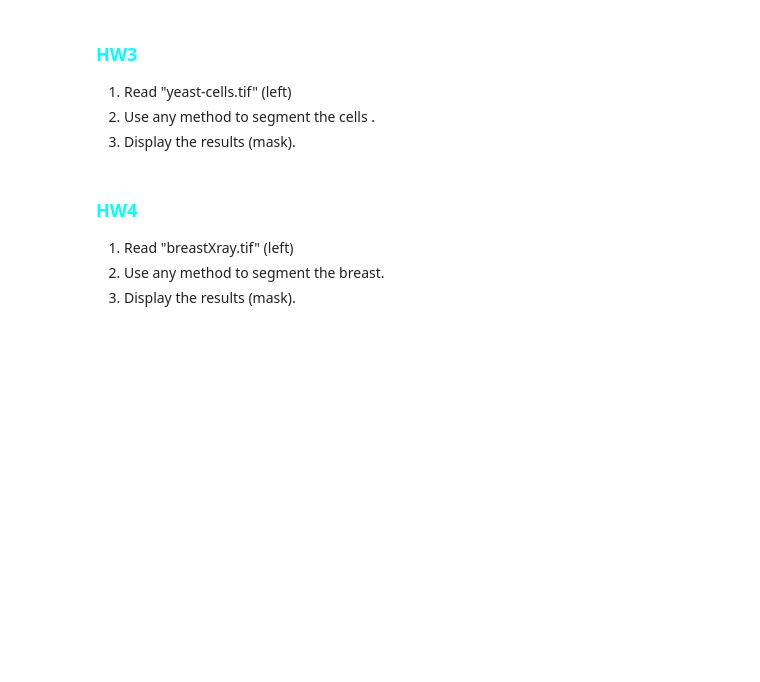
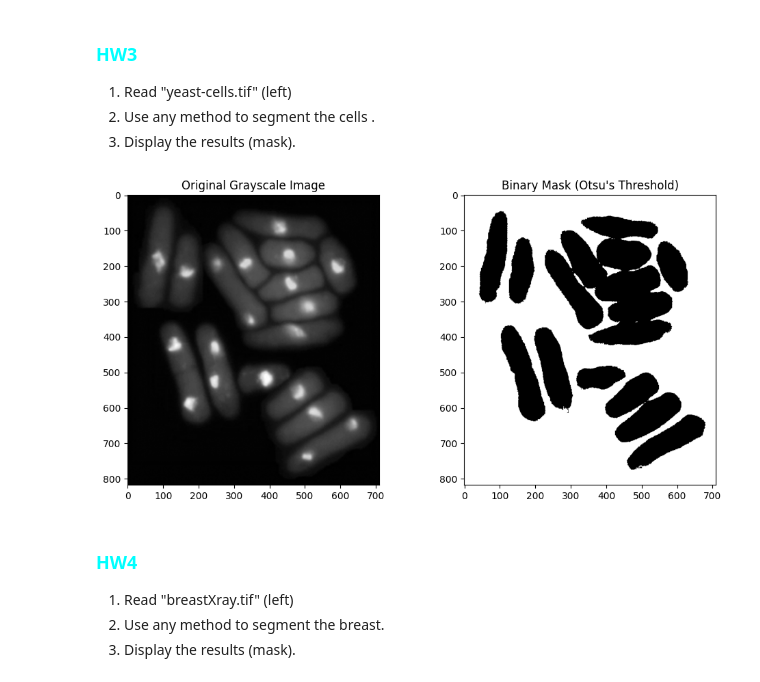
Before and after one commit to BenWu-Open/Medical-Image-Code, a Jupyter notebook: L8_Practice.ipynb, the cells around one changed output. Saved outputs shown, nothing was run; the diff lists cells and outputs as text; code cells hidden in the pictures; blank space fills up the shorter version.

```diff
--- a/L8_Practice.ipynb
+++ b/L8_Practice.ipynb
@@ -515,3 +635,29 @@ Please write the code below
+# %%
+import cv2
+import numpy as np
+import matplotlib.pyplot as plt
+
+# --- Step 1: Image Loading and Preprocessing ---
+img = cv2.imread('yeast-cells.tif')
+if img is None:
+    print("Error: Image not found.")
+else:
+    gray = cv2.cvtColor(img, cv2.COLOR_BGR2GRAY)
+
+    # --- Step 2: Apply Binary Thresholding (Otsu's Method) ---
+    # Otsu's method automatically finds the optimal threshold value.
+    # THRESH_BINARY_INV means pixels above the threshold become 0 (black)
+    # and pixels below/equal become 255 (white), which is typical for masks.
+    ret, thresh = cv2.threshold(gray, 0, 255, cv2.THRESH_BINARY_INV + cv2.THRESH_OTSU)
+
+    # --- Step 3: Result Visualization ---
+    plt.figure(figsize=(10, 5))
+    plt.subplot(121), plt.imshow(gray, cmap='gray'), plt.title('Original Grayscale Image')
+    plt.subplot(122), plt.imshow(thresh, cmap='gray'), plt.title('Binary Mask (Otsu\'s Threshold)')
+    plt.tight_layout()
+    plt.show()
+# %% [output]
+[figure, added]
 # %% [markdown]
 ### <font color='cyan'> HW4</font>
 1.  Read "breastXray.tif" \(left\)
```
Also changed, not shown: parts of 5 cells of this notebook.
